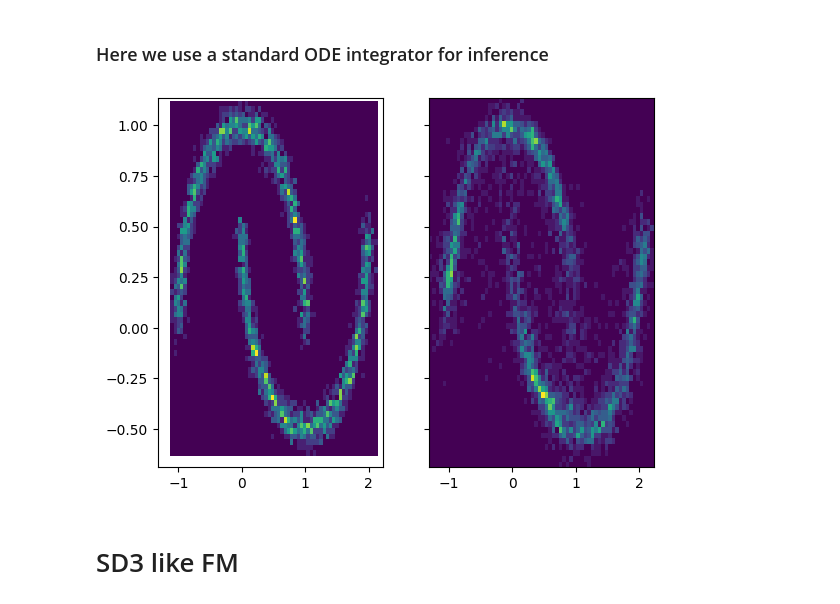
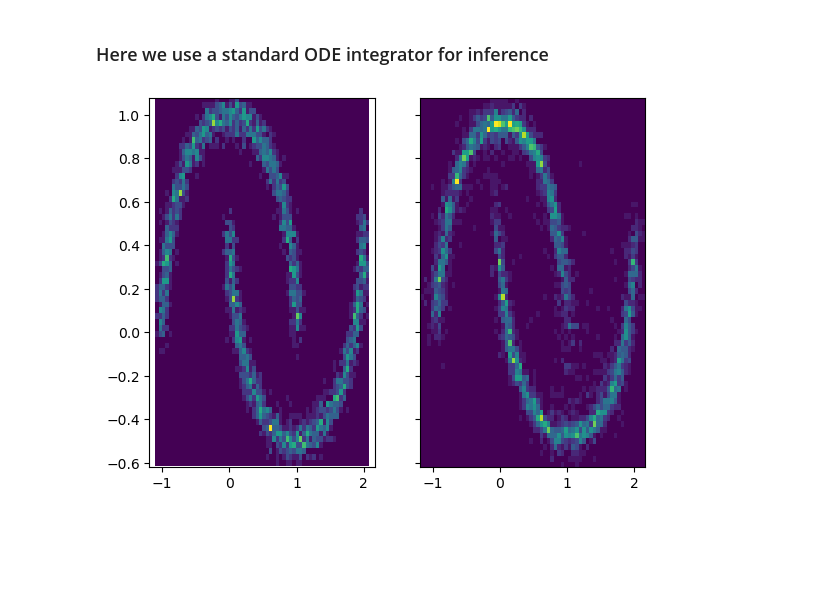
Before and after one commit to domv7/flow_matching_intro, a Jupyter notebook: flow-matching-intro.ipynb, the cells around one changed output. Drawn from its saved outputs; the diff is of its cells as text; code cells hidden in the pictures; blank space fills up the shorter version.

```diff
--- a/flow-matching-intro.ipynb
+++ b/flow-matching-intro.ipynb
@@ -2,20 +2,18 @@
 ## Vanilla FM intro
 # %%
 
-import numpy as np
 import matplotlib.pyplot as plt
-from typing import List
 from tqdm import tqdm
 from torchdiffeq import odeint
-
 import torch
 import torch.nn as nn
+import torch.nn.functional as F
 from sklearn.datasets import make_moons
 
-device = 'cpu' # cuda, cpu
+device = 'cuda' # cuda, cpu
 
 x, _ = make_moons(n_samples=3000,noise=0.05)
-x = torch.from_numpy(x).float()
+x = torch.from_numpy(x).float().cuda()
 
 plt.figure()
 plt.plot(x[:,0].cpu().numpy(),x[:,1].cpu().numpy(), '.')
@@ -50,22 +44,23 @@ class MLP(nn.Sequential):
 ### Define Loss function and train
 # %%
 
-def FlowMatchingLoss(model, x):
-    t = torch.rand_like(x[..., 0]).unsqueeze(-1)
-    z = torch.randn_like(x)
-    y = (1 - t) * x + (1e-4 + (1 - 1e-4) * t) * z
-    u = (1 - 1e-4) * z - x
+def FlowMatchingLoss(model, x,sig_min = 1e-4):
+    t = torch.rand(x.shape[0],1).to(device)
+    z = torch.randn_like(x).to(device)
 
-    return (model.v(t, y) - u).square().mean()
+    y = (1 - t) * x + (sig_min + (1 - sig_min) * t) * z
+    u = (1 - sig_min) * z - x
 
-flow = MLP(3,2, hidden_features=[256] * 3)
+    return ((model.v(t, y) - u)**2).mean()
+
+flow = MLP([3,256,256,256,256,2])
 flow.to(device)
 
 # Training
-optimizer = torch.optim.Adam(flow.parameters(), lr=5e-3)
+optimizer = torch.optim.Adam(flow.parameters(), lr=1e-3)
 loss_all = []
 
-for epoch in tqdm(range(3000)):
+for epoch in tqdm(range(10000)):
     subset = torch.randint(0, len(x), (256,))
     x_batch = x[subset]
 
@@ -78,19 +73,16 @@ for epoch in tqdm(range(3000)):
 # %% [markdown]
 ### Here we use a standard ODE integrator for inference
 # %%
-from torchdiffeq import odeint
 
 eps = torch.randn(4096, 2).to(device)
-ode_steps = 100
+ode_steps = 2
 with torch.no_grad():
-    traj = odeint(flow.solve, eps,torch.linspace(1, 0., ode_steps, device='cpu'),rtol=1e-4,atol=1e-4)
-x_ = traj[-1]
+    traj = odeint(flow.solve, eps,torch.linspace(1, 0., ode_steps, device='cpu').to(device),rtol=1e-4,atol=1e-4)
+x_ = traj[-1].detach().cpu()
 
 fig, ax = plt.subplots(1,2,sharex=True,sharey=True)
 ax[0].hist2d(x[:, 0].cpu().numpy(), x[:, 1].cpu().numpy(), bins=64)
 ax[1].hist2d(x_[:, 0], x_[:, 1], bins=64)
 plt.show()
 # %% [output]
-[figure, old version]
+[figure, new version]
-# %% [markdown]
-# SD3 like FM
```
Also changed, not shown: parts of 3 cells of this notebook.
